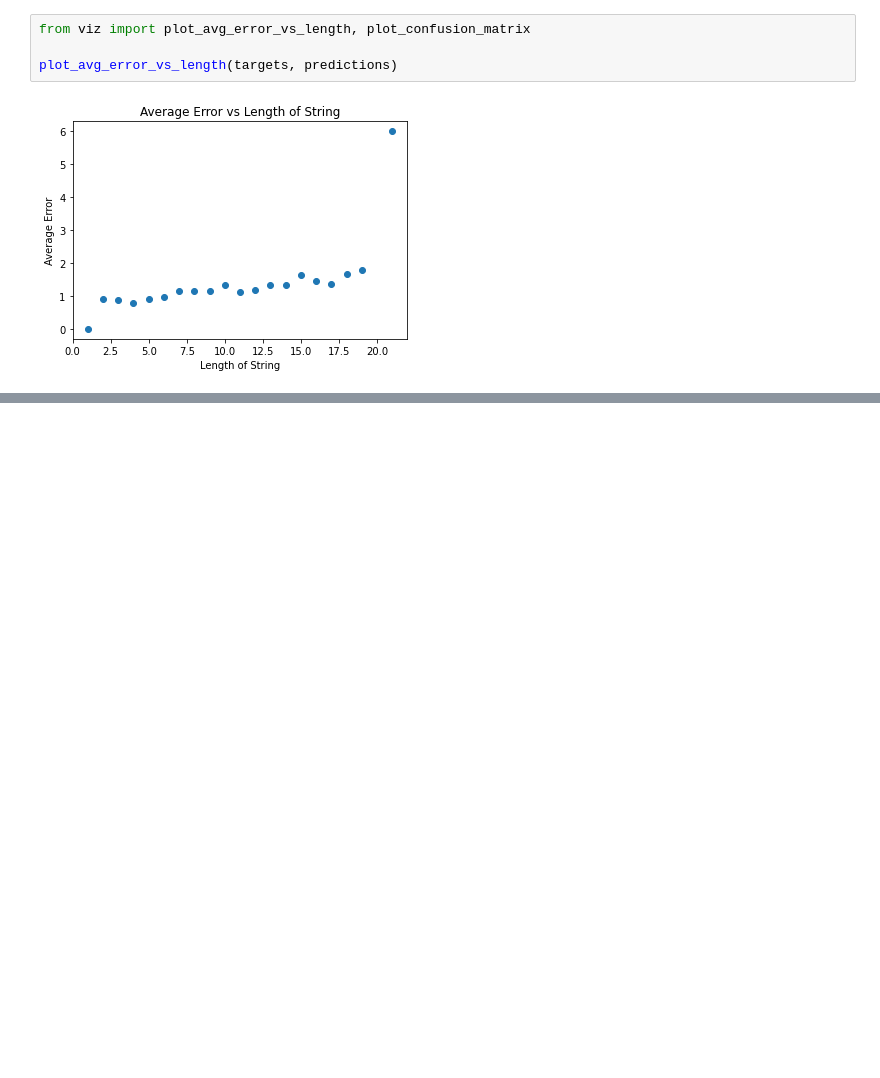
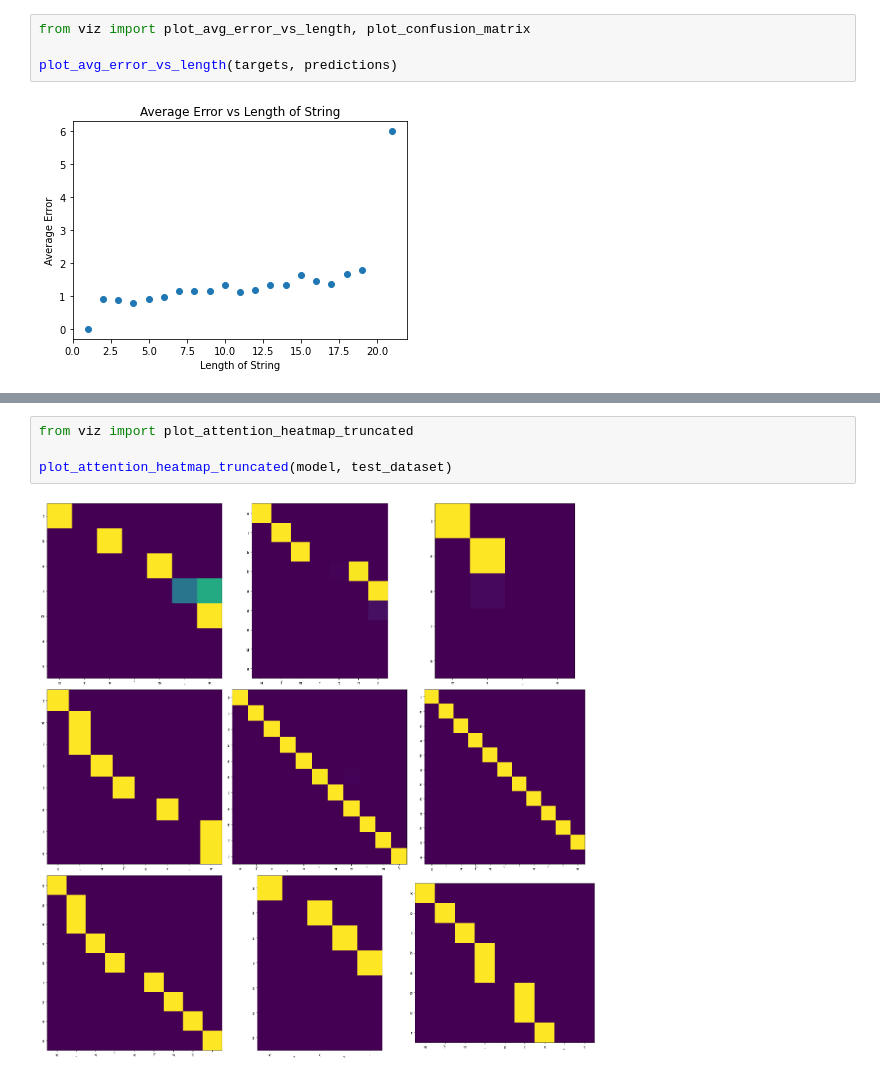
Before and after one commit to palashbehra5/cs6910_assignment3, a Jupyter notebook: test_attention.ipynb, the cells around one changed output, grey strips where cells are left out. Drawn from its saved outputs; the diff is of its cells as text; blank space fills up the shorter version.

```diff
--- a/test_attention.ipynb
+++ b/test_attention.ipynb
@@ -149,0 +154,6 @@ plot_attention_heatmap(model, targets, test_dataset)
+# %%
+from viz import plot_attention_heatmap_truncated
+
+plot_attention_heatmap_truncated(model, test_dataset)
+# %% [output]
+[figure, added]
```
Also changed, not shown: parts of 2 cells of this notebook, 10 other files.
